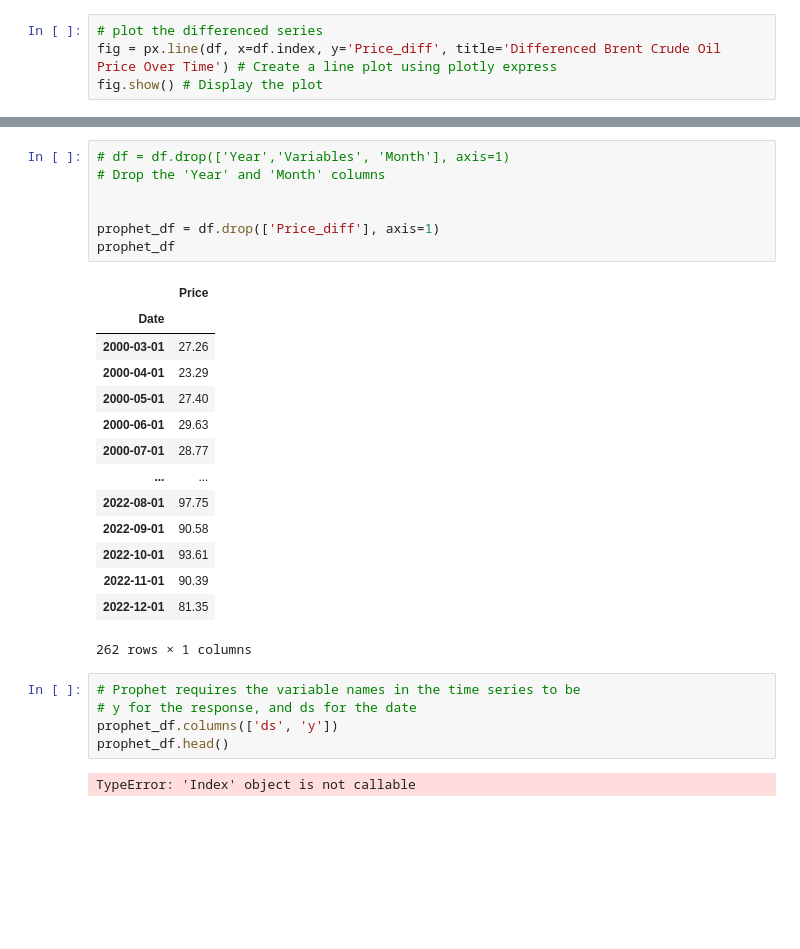
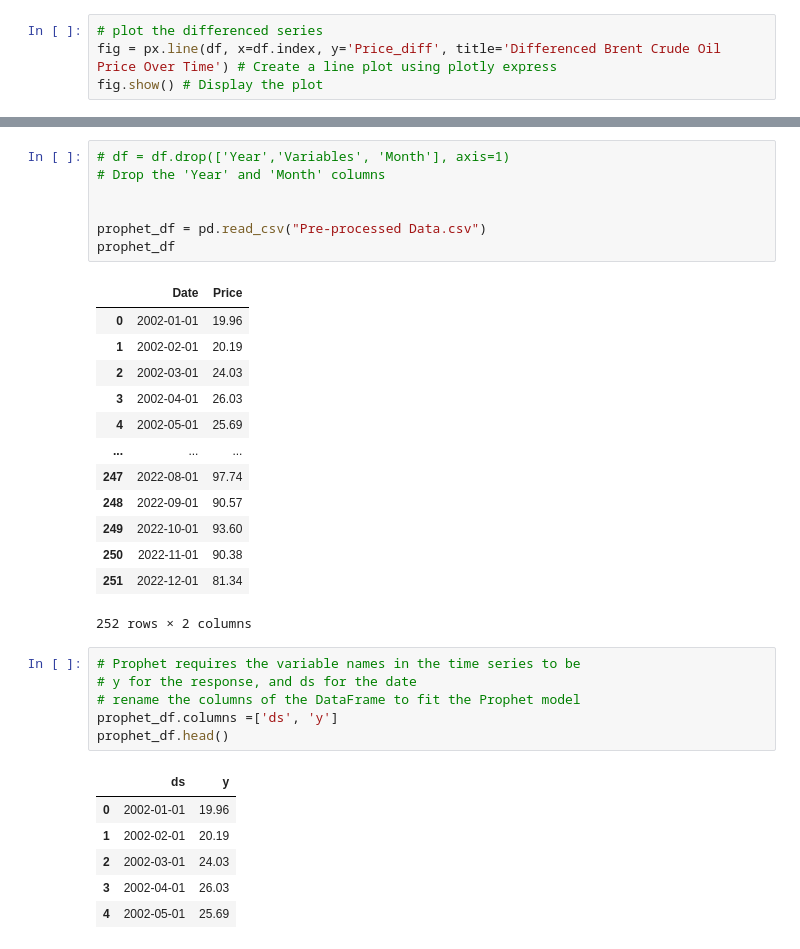
Before and after one commit to jnopareboateng/ml-library, a Jupyter notebook: crude-oil-forecast/tsa.ipynb, the cells around one changed output, grey strips where cells are left out. Saved outputs shown, nothing was run; the diff lists cells and outputs as text; blank space fills up the shorter version.

Commit message:
added fb prophet forecast

```diff
--- a/crude-oil-forecast/tsa.ipynb
+++ b/crude-oil-forecast/tsa.ipynb
@@ -310,30 +284,35 @@ df.head()
 # %%
 # df = df.drop(['Year','Variables', 'Month'], axis=1)
 # Drop the 'Year' and 'Month' columns
 
 
-prophet_df = df.drop(['Price_diff'], axis=1)
+prophet_df = pd.read_csv("Pre-processed Data.csv")
 prophet_df
 # %% [output]
-|  | Price |
-| Date |  |
-| 2000-03-01 | 27.26 |
-| 2000-04-01 | 23.29 |
-| 2000-05-01 | 27.40 |
-| 2000-06-01 | 29.63 |
-| 2000-07-01 | 28.77 |
-| ... | ... |
-| 2022-08-01 | 97.75 |
-| 2022-09-01 | 90.58 |
-| 2022-10-01 | 93.61 |
-| 2022-11-01 | 90.39 |
-| 2022-12-01 | 81.35 |
+|  | Date | Price |
+| 0 | 2002-01-01 | 19.96 |
+| 1 | 2002-02-01 | 20.19 |
+| 2 | 2002-03-01 | 24.03 |
+| 3 | 2002-04-01 | 26.03 |
+| 4 | 2002-05-01 | 25.69 |
+| ... | ... | ... |
+| 247 | 2022-08-01 | 97.74 |
+| 248 | 2022-09-01 | 90.57 |
+| 249 | 2022-10-01 | 93.60 |
+| 250 | 2022-11-01 | 90.38 |
+| 251 | 2022-12-01 | 81.34 |
-262 rows × 1 columns
+252 rows × 2 columns
 # %%
 # Prophet requires the variable names in the time series to be
 # y for the response, and ds for the date
-prophet_df.columns(['ds', 'y'])
+# rename the columns of the DataFrame to fit the Prophet model
+prophet_df.columns =['ds', 'y']
 prophet_df.head()
 # %% [output]
-TypeError: 'Index' object is not callable
+|  | ds | y |
+| 0 | 2002-01-01 | 19.96 |
+| 1 | 2002-02-01 | 20.19 |
+| 2 | 2002-03-01 | 24.03 |
+| 3 | 2002-04-01 | 26.03 |
+| 4 | 2002-05-01 | 25.69 |
 # %%
```
Also changed, not shown: parts of 21 cells of this notebook, 2 other files.
